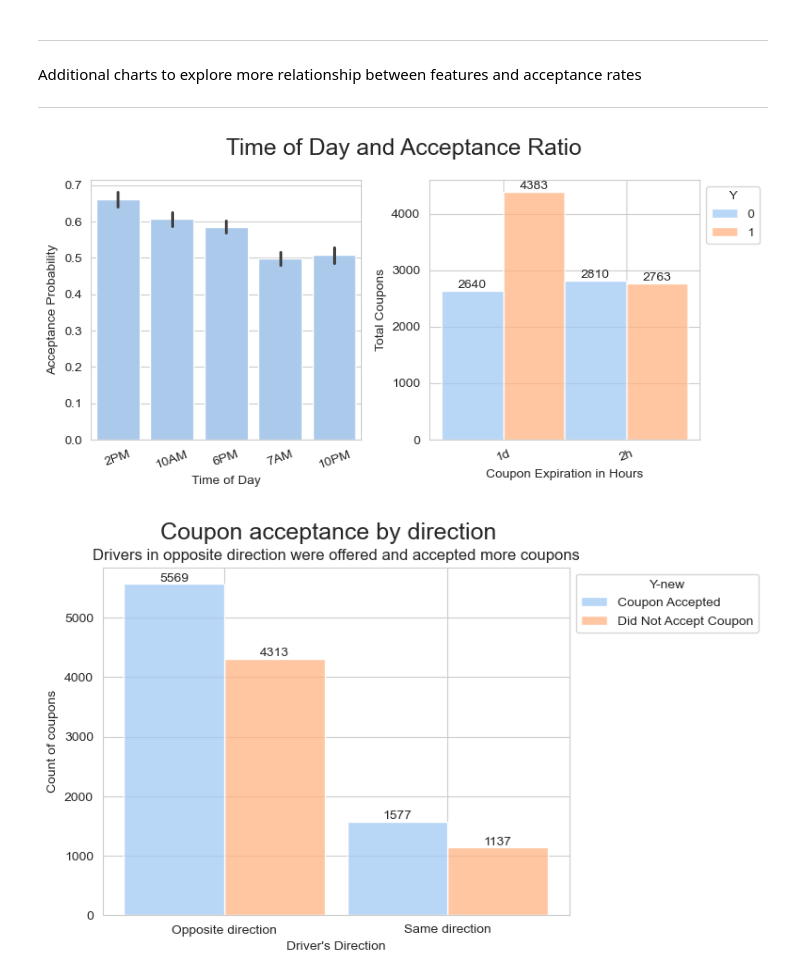
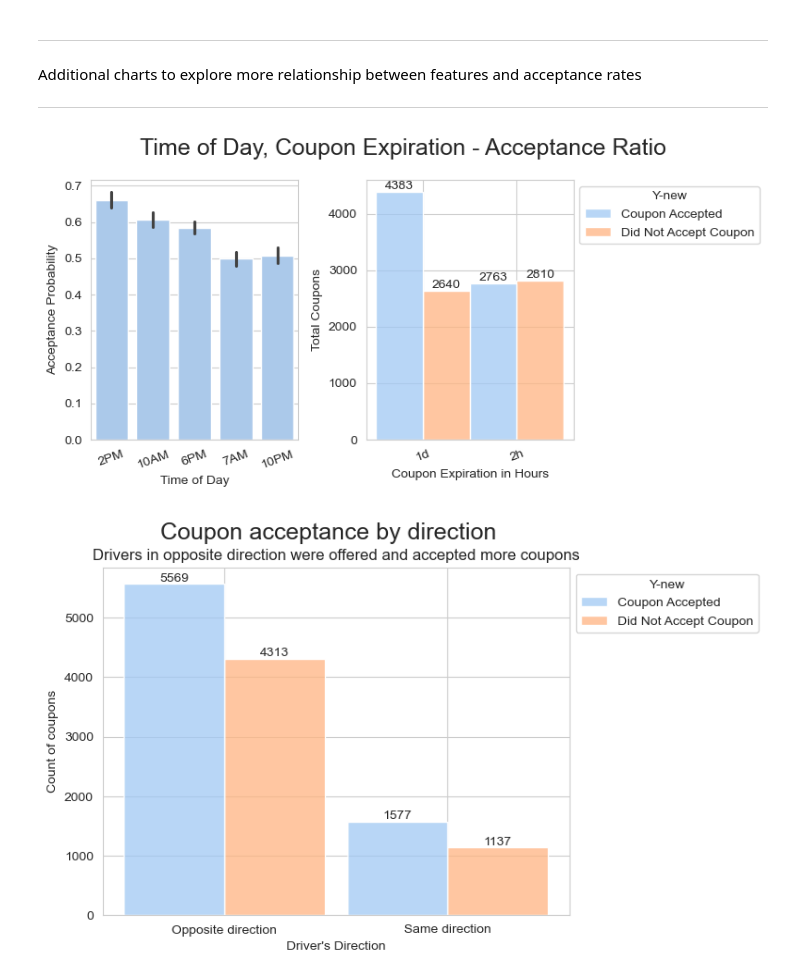
Before and after one commit to mgk2014/PCMLAI, a Jupyter notebook: coupons.ipynb, the cells around one changed output. Saved outputs shown, nothing was run; the diff lists cells and outputs as text; code cells hidden in the pictures.

```diff
--- a/coupons.ipynb
+++ b/coupons.ipynb
@@ -298,19 +298,19 @@ Additional charts to explore more relationship between features and acceptance r
 # %%
 # Explore Acceptance Rates by time of day and coupon expiration
 #
 
 fig, ax = plt.subplots(1,2, figsize=(8, 4))
 
 ax1 = sns.barplot(data=clean_data, x='time', y='Y', ax=ax[0])
 render_plot(ax1, xlabel='Time of Day', ylabel='Acceptance Probability', heading='Time of Day and Acceptance Ratio',
             displaybarlabel = False)
 
-ax2 = sns.histplot(data=clean_data, x='expiration', hue='Y', ax=ax[1], multiple='dodge', bins=6)
-render_plot(ax2, xlabel='Coupon Expiration in Hours', ylabel='Total Coupons', heading='Time of Day and Acceptance Ratio')
+ax2 = sns.histplot(data=clean_data, x='expiration', hue='Y-new', ax=ax[1], multiple='dodge', bins=6)
+render_plot(ax2, xlabel='Coupon Expiration in Hours', ylabel='Total Coupons', heading='Time of Day, Coupon Expiration - Acceptance Ratio')
 
 fig.tight_layout()
 # %% [output]
-[figure, old version]
+[figure, new version]
 # %%
 # Explore the coupons accepted by direction of the driver
 #
```
Also changed, not shown: parts of 4 cells of this notebook, 5 other files.
